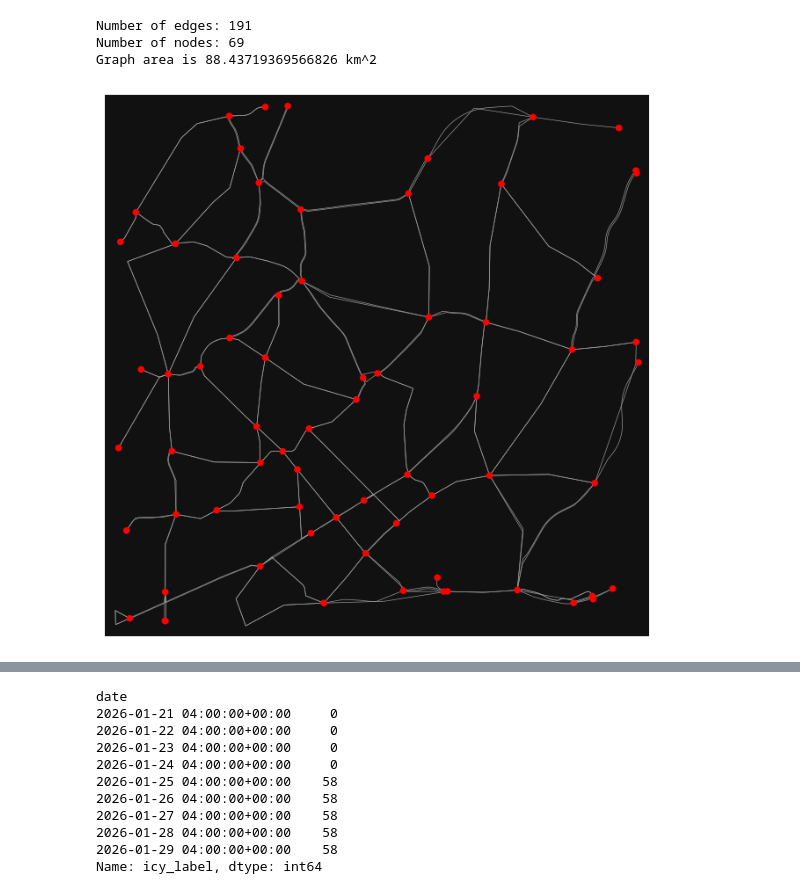
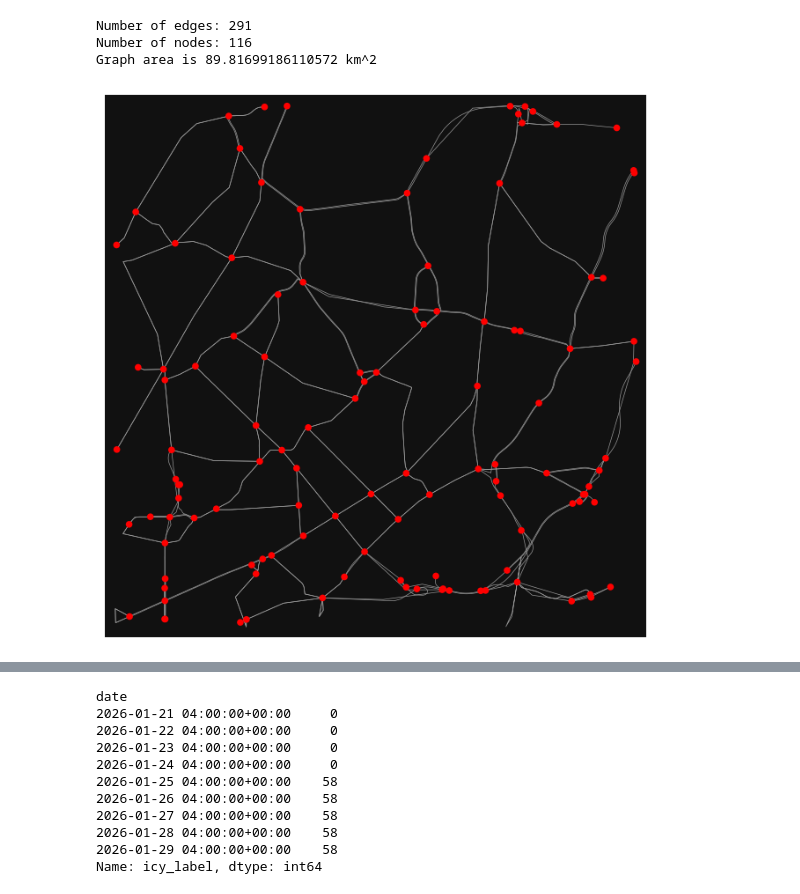
Before and after one commit to Eashwar-S/multi-period-MD-RPP-RRV, a Jupyter notebook: multi_period_dataset/debugging.ipynb, the cells around one changed output, grey strips where cells are left out. Cells and saved outputs as stored; diff of their text form; code cells hidden in the pictures.

```diff
--- a/multi_period_dataset/debugging.ipynb
+++ b/multi_period_dataset/debugging.ipynb
@@ -325,25 +325,28 @@ def filter_nearby_nodes_manually(G, tolerance_meters=90):
 # %%
 # --- Dataset 1 ---
 aoI = "College Park, Maryland, US"
 north, east, south, west = 39.00164, -76.90541, 38.91214, -77.02000
 graph_name = "college_park.pickle"
 
-G = download_and_save_graph(aoI, north, east, south, west, graph_name, tolerance=120)
+G = download_and_save_graph(aoI, north, east, south, west, graph_name, tolerance=56)
 
 print(f"Number of edges: {G.number_of_edges()}")
 print(f"Number of nodes: {G.number_of_nodes()}")
 print(f'Graph area is {calculate_graph_area(G)} km^2')
 
 fig, ax = ox.plot_graph(G, node_size=30, node_color="r", edge_linewidth=0.5)
 plt.show()
 
-start_date = "2026-01-21"
-end_date = "2026-01-29"
-nodes_dict = get_nodes_dict(G)
-weather_data = extract_weather_data(nodes_dict, start_date, end_date)
-weather_data.to_csv("graph_data/" + aoI + "_Jan_2026.csv", index=False)
+
+
+
+# start_date = "2026-01-21"
+# end_date = "2026-01-29"
+# nodes_dict = get_nodes_dict(G)
+# weather_data = extract_weather_data(nodes_dict, start_date, end_date)
+# weather_data.to_csv("graph_data/" + aoI + "_Jan_2026.csv", index=False)
 # %% [output]
-Number of edges: 191
-Number of nodes: 69
-Graph area is 88.43719369566826 km^2
+Number of edges: 291
+Number of nodes: 116
+Graph area is 89.81699186110572 km^2
-[figure, old version]
+[figure, new version]
```
Also changed, not shown: parts of 5 cells of this notebook, 48 other files.
